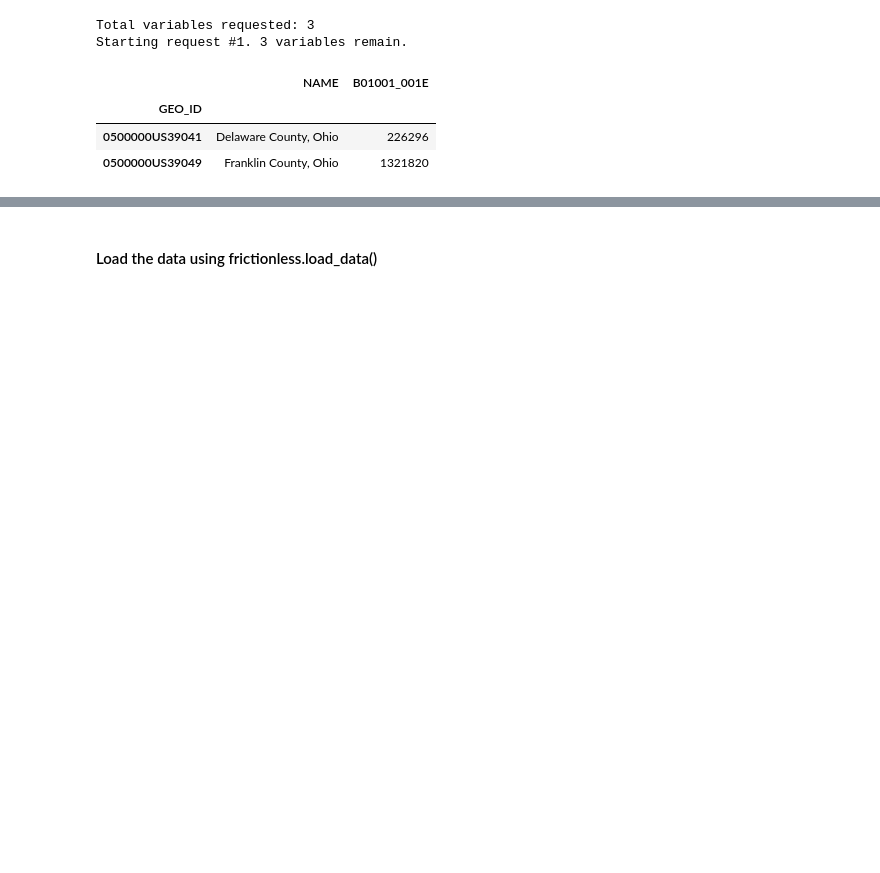
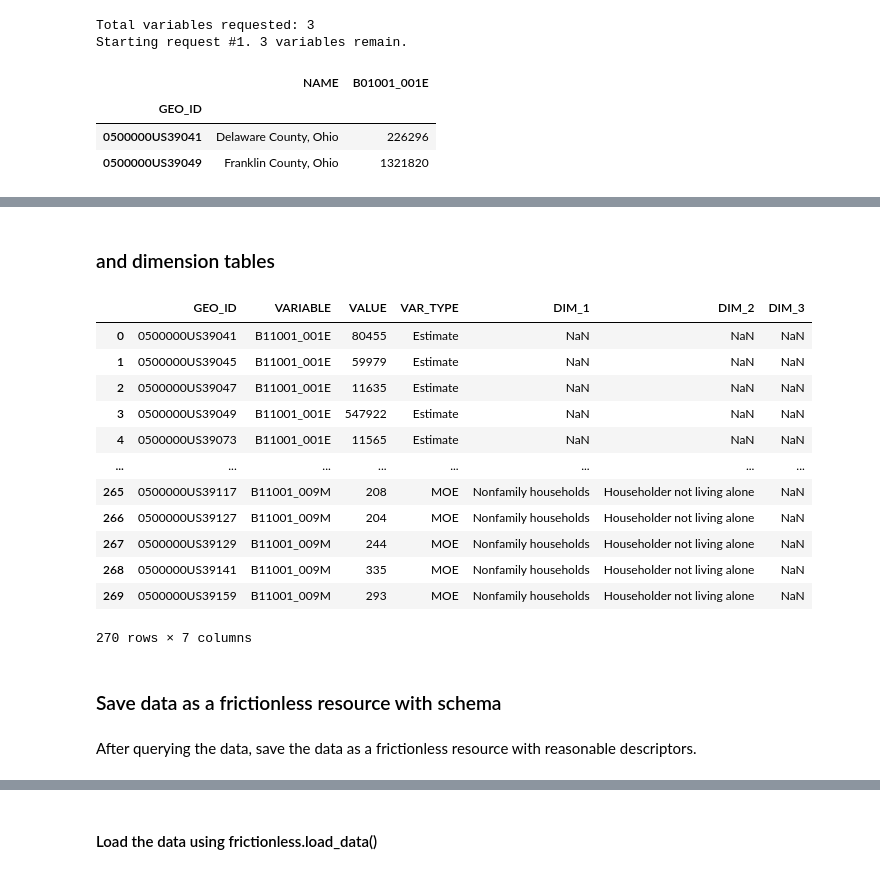
Before and after one commit to morpc/morpc-py, a Jupyter notebook: docs/07-morpc-census-demo.ipynb, the cells around one changed output, grey strips where cells are left out. Saved outputs shown, nothing was run; the diff lists cells and outputs as text; code cells hidden in the pictures; blank space fills up the shorter version.

```diff
--- a/docs/07-morpc-census-demo.ipynb
+++ b/docs/07-morpc-census-demo.ipynb
@@ -39,0 +121,22 @@ Run that script according to the documentation and then use acs_generate_dimensi
+# %% [markdown]
+### and dimension tables
+# %%
+acs.DIM_TABLE
+# %% [output]
+|  | GEO_ID | VARIABLE | VALUE | VAR_TYPE | DIM_1 | DIM_2 | DIM_3 |
+| 0 | 0500000US39041 | B11001_001E | 80455 | Estimate | NaN | NaN | NaN |
+| 1 | 0500000US39045 | B11001_001E | 59979 | Estimate | NaN | NaN | NaN |
+| 2 | 0500000US39047 | B11001_001E | 11635 | Estimate | NaN | NaN | NaN |
+| 3 | 0500000US39049 | B11001_001E | 547922 | Estimate | NaN | NaN | NaN |
+| 4 | 0500000US39073 | B11001_001E | 11565 | Estimate | NaN | NaN | NaN |
+| ... | ... | ... | ... | ... | ... | ... | ... |
+| 265 | 0500000US39117 | B11001_009M | 208 | MOE | Nonfamily households | Householder not living alone | NaN |
+| 266 | 0500000US39127 | B11001_009M | 204 | MOE | Nonfamily households | Householder not living alone | NaN |
+| 267 | 0500000US39129 | B11001_009M | 244 | MOE | Nonfamily households | Householder not living alone | NaN |
+| 268 | 0500000US39141 | B11001_009M | 335 | MOE | Nonfamily households | Householder not living alone | NaN |
+| 269 | 0500000US39159 | B11001_009M | 293 | MOE | Nonfamily households | Householder not living alone | NaN |
+270 rows × 7 columns
+# %% [markdown]
+### Save data as a frictionless resource with schema
+# %% [markdown]
+After querying the data, save the data as a frictionless resource with reasonable descriptors.
```
Also changed, not shown: parts of 28 cells of this notebook.
